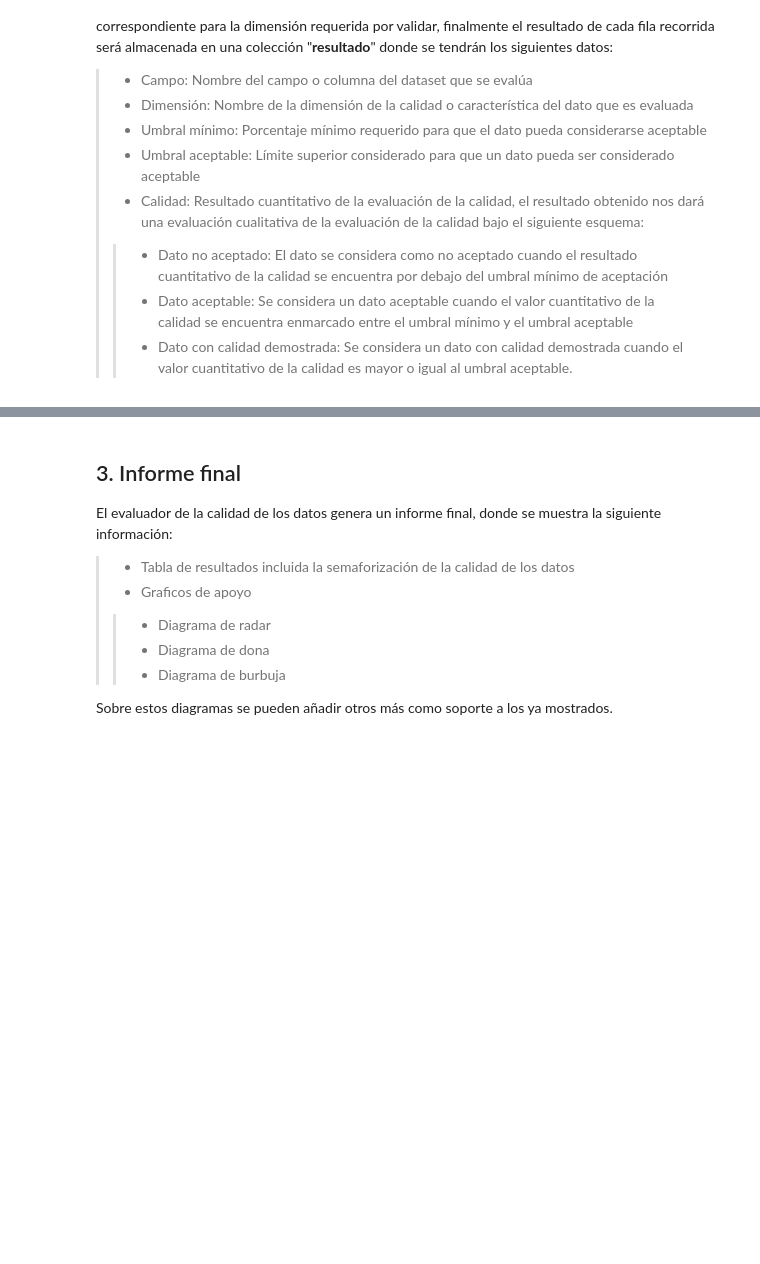
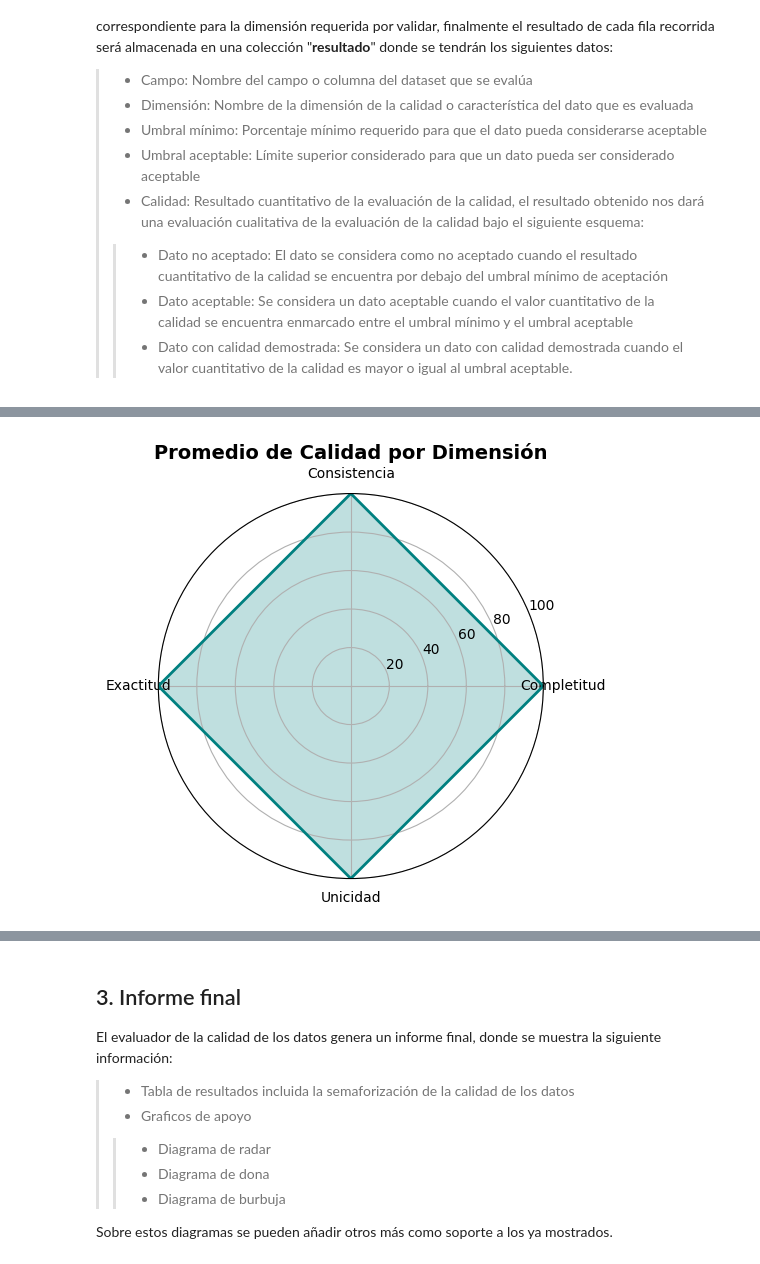
Before and after one commit to antoniounir/TFM, a Jupyter notebook: EvaluadorTFM.ipynb, the cells around one changed output, grey strips where cells are left out. Cells and saved outputs as stored; diff of their text form; code cells hidden in the pictures; blank space fills up the shorter version.

```diff
--- a/EvaluadorTFM.ipynb
+++ b/EvaluadorTFM.ipynb
@@ -379,0 +101,4 @@ plt.show()
+# %%
+tfm.DIAGRAMA_RADAR(resultado)
+# %% [output]
+[figure, added]
```
Also changed, not shown: parts of 39 cells of this notebook, 1 other file.
